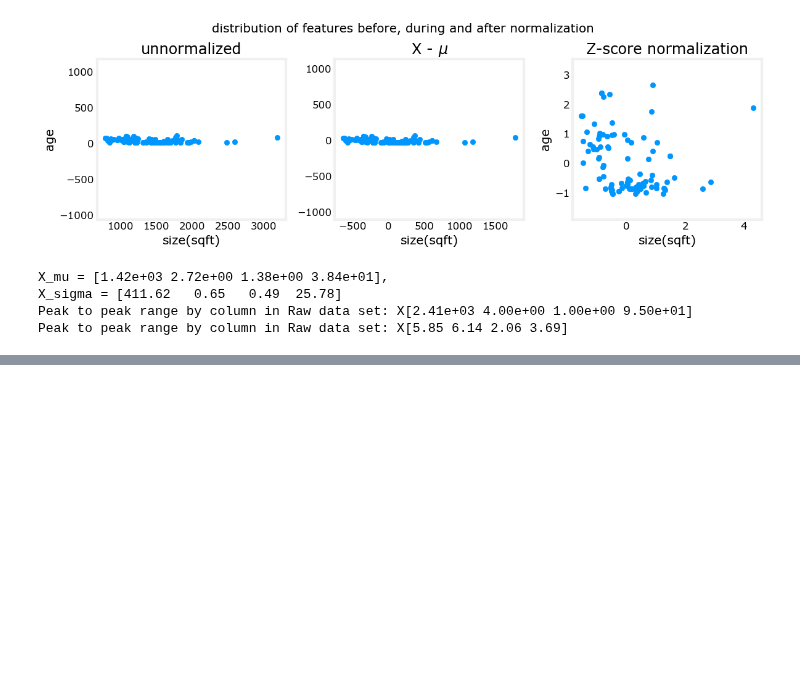
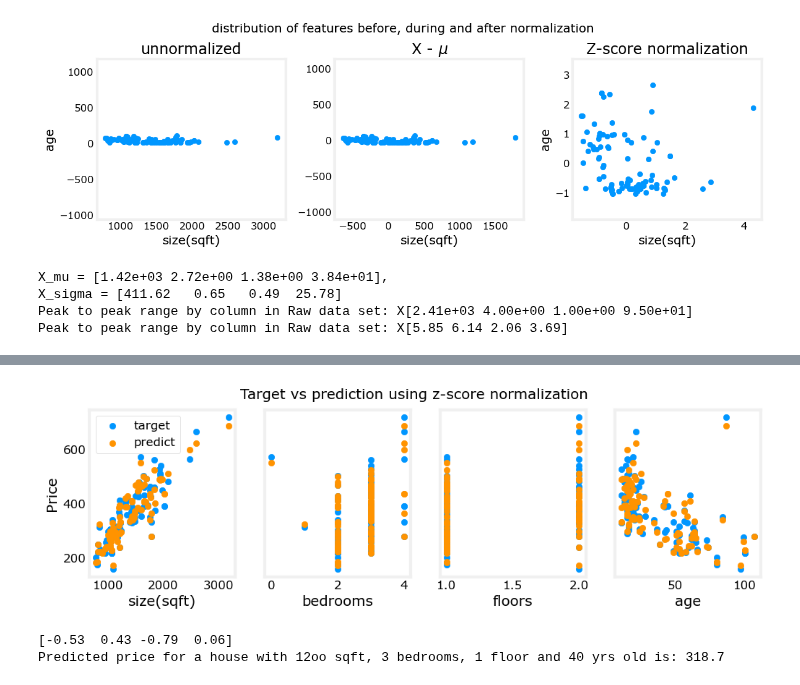
Before and after one commit to amansingh202/python_learning, a Jupyter notebook: ML_week2_lab03.ipynb, the cells around one changed output, grey strips where cells are left out. Saved outputs shown, nothing was run; the diff lists cells and outputs as text; code cells hidden in the pictures; blank space fills up the shorter version.

```diff
--- a/ML_week2_lab03.ipynb
+++ b/ML_week2_lab03.ipynb
@@ -175,0 +178,5 @@ fig.suptitle("distribution of features after ")
+# %%
+#gradient descent with normalized data
+#large value of alpha will speed up the gradient descent
+
+w_norm, b_norm, hist = run_gradient_descent(X_norm, y_train, 1000, 1e-1)
@@ -175,0 +197,33 @@ fig.suptitle("distribution of features after ")
+# %%
+#predict the target using the normalized features
+
+m = X_norm.shape[0]
+yp = np.zeros(m)
+for i in range(m):
+    yp[i] = np.dot(X_norm[i], w_norm) + b_norm
+
+#plot prediction target vs original features
+fig, ax = plt.subplots(1,4, figsize = (12,3), sharey = True)
+
+for i in range(len(ax)):
+    ax[i].scatter(X_train[:,i], y_train, label = 'target')
+    ax[i].set_xlabel(X_features[i])
+    ax[i].scatter(X_train[:,i], yp, label = "predict")
+
+ax[0].set_ylabel("Price")
+ax[0].legend()
+fig.suptitle("Target vs prediction using z-score normalization")
+plt.show()
+# %% [output]
+[figure, added]
+# %%
+#Prediction
+x_house = np.array([1200, 3, 1, 40])
+x_house_norm = (x_house - X_mu) / X_sigma
+print(x_house_norm)
+
+x_house_predict = np.dot(x_house_norm , w_norm) + b_norm
+print(f"Predicted price for a house with 12oo sqft, 3 bedrooms, 1 floor and 40 yrs old is: {x_house_predict:0.1f}")
+# %% [output]
+[-0.53  0.43 -0.79  0.06]
+Predicted price for a house with 12oo sqft, 3 bedrooms, 1 floor and 40 yrs old is: 318.7
```
Also changed, not shown: parts of 2 cells of this notebook.
